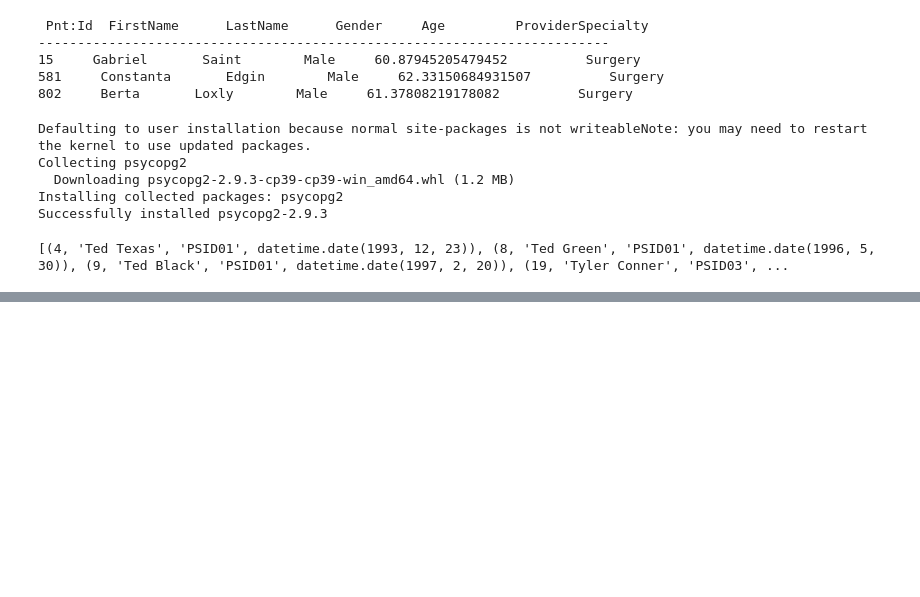
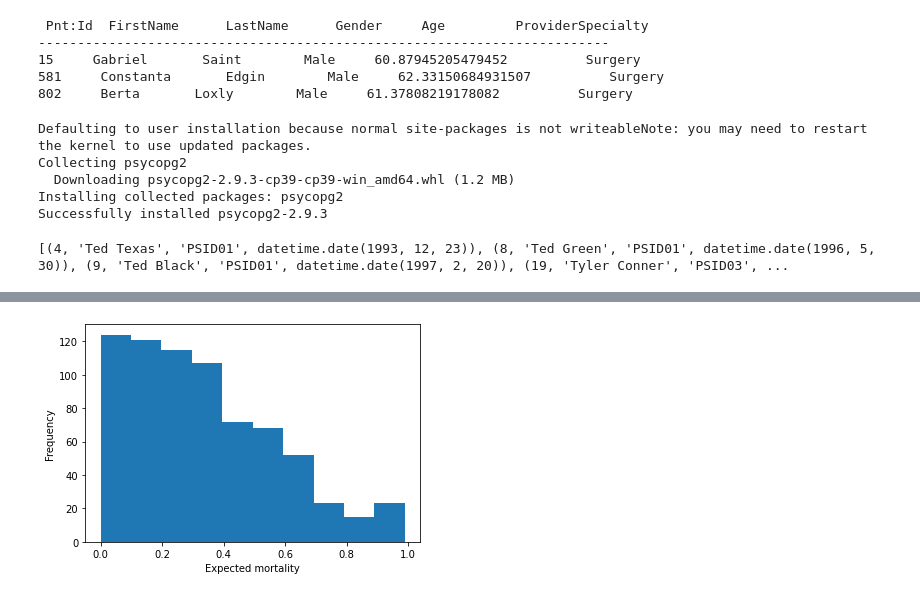
Before and after one commit to Madhusmitagiri/PYTHON_PANDAS, a Jupyter notebook: PYTHON_PANDAS_HACKATHON_SEP2022.ipynb, the cells around one changed output, grey strips where cells are left out. Cells and saved outputs as stored; diff of their text form; code cells hidden in the pictures; blank space fills up the shorter version.

```diff
--- a/PYTHON_PANDAS_HACKATHON_SEP2022.ipynb
+++ b/PYTHON_PANDAS_HACKATHON_SEP2022.ipynb
@@ -1232,0 +1283,10 @@ print (df)
+# %%
+import pandas as pd
+import matplotlib.pyplot as plt
+df= pd.read_excel('HospitalDatabase.xlsx','Discharges')
+data = df['ExpectedMortality']
+plt.ylabel('Frequency')
+plt.xlabel('Expected mortality')
+plt.show(plt.hist(data))
+# %% [output]
+[figure, added]
```
Also changed, not shown: parts of 27 cells of this notebook.
